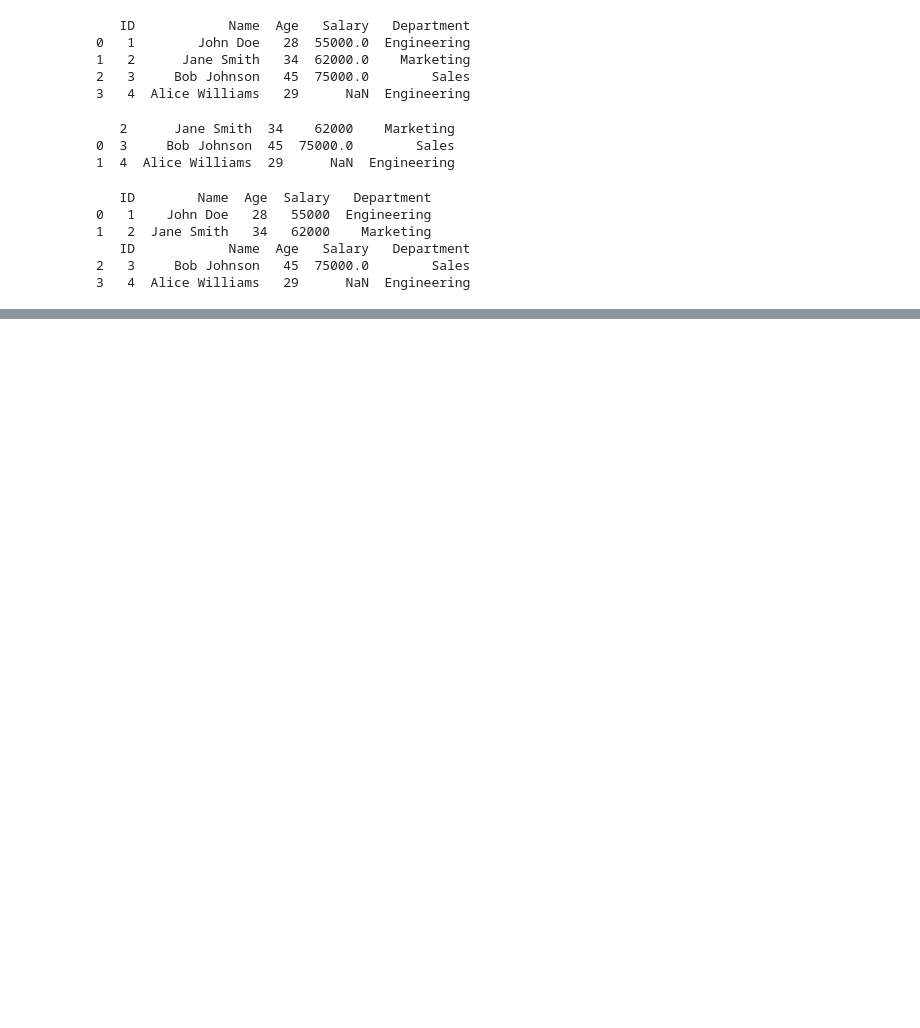
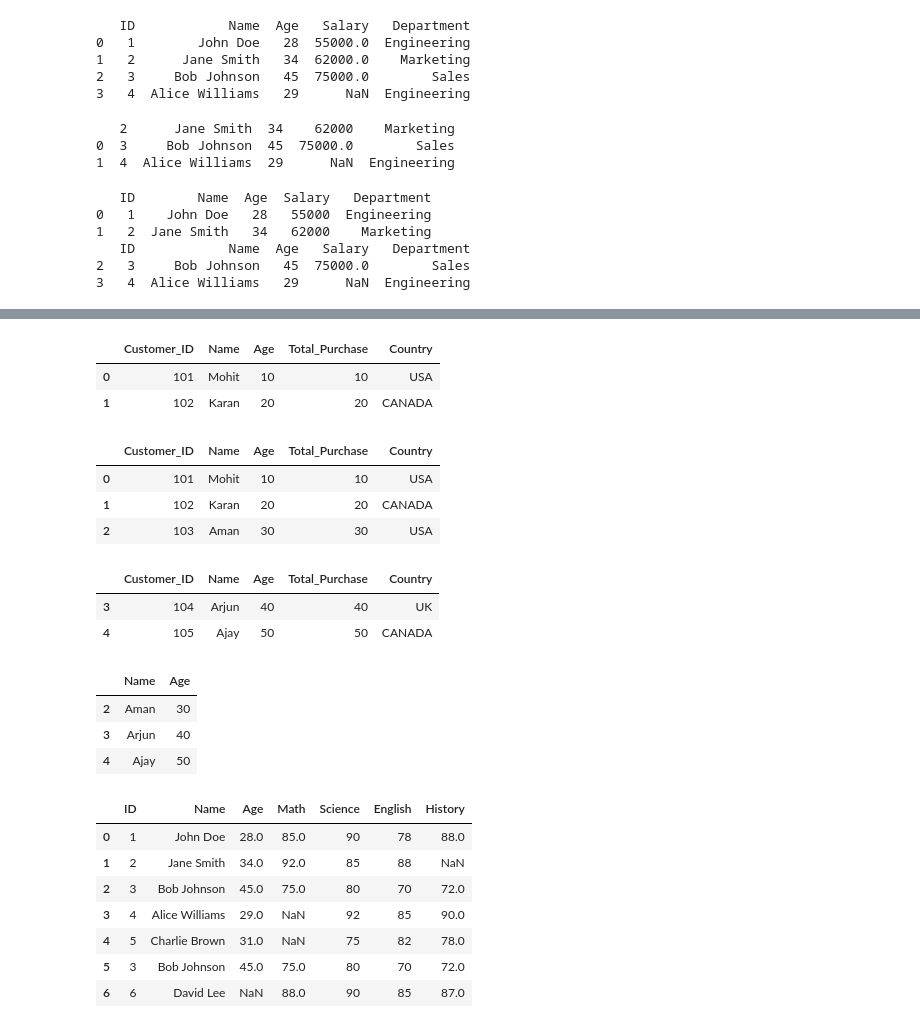
Before and after one commit to mohitsingh109/Learning-Python-March, a Jupyter notebook: Pandas.ipynb, the cells around one changed output, grey strips where cells are left out. Drawn from its saved outputs; the diff is of its cells as text; code cells hidden in the pictures; blank space fills up the shorter version.

```diff
--- a/Pandas.ipynb
+++ b/Pandas.ipynb
@@ -394,0 +481,29 @@ df.to_csv("data/sample_data_output.csv.gz", compression='gzip',index=False)
+# %%
+# iloc (Row position based selection) and loc (Row label based selection)
+df.iloc[0:2]
+# %% [output]
+|  | Customer_ID | Name | Age | Total_Purchase | Country |
+| 0 | 101 | Mohit | 10 | 10 | USA |
+| 1 | 102 | Karan | 20 | 20 | CANADA |
+# %%
+df.loc[0:2]
+# %% [output]
+|  | Customer_ID | Name | Age | Total_Purchase | Country |
+| 0 | 101 | Mohit | 10 | 10 | USA |
+| 1 | 102 | Karan | 20 | 20 | CANADA |
+| 2 | 103 | Aman | 30 | 30 | USA |
+# %%
+# Filter row, conditional statement
+df[df['Total_Purchase'] > 30]
+# %% [output]
+|  | Customer_ID | Name | Age | Total_Purchase | Country |
+| 3 | 104 | Arjun | 40 | 40 | UK |
+| 4 | 105 | Ajay | 50 | 50 | CANADA |
+# %%
+# Selecting specific column with a filter
+df.loc[df['Age'] > 20, ['Name', 'Age']]
+# %% [output]
+|  | Name | Age |
+| 2 | Aman | 30 |
+| 3 | Arjun | 40 |
+| 4 | Ajay | 50 |
@@ -394,0 +517,12 @@ df.to_csv("data/sample_data_output.csv.gz", compression='gzip',index=False)
+# %%
+df = pd.read_csv("data/student.csv")
+df
+# %% [output]
+|  | ID | Name | Age | Math | Science | English | History |
+| 0 | 1 | John Doe | 28.0 | 85.0 | 90 | 78 | 88.0 |
+| 1 | 2 | Jane Smith | 34.0 | 92.0 | 85 | 88 | NaN |
+| 2 | 3 | Bob Johnson | 45.0 | 75.0 | 80 | 70 | 72.0 |
+| 3 | 4 | Alice Williams | 29.0 | NaN | 92 | 85 | 90.0 |
+| 4 | 5 | Charlie Brown | 31.0 | NaN | 75 | 82 | 78.0 |
+| 5 | 3 | Bob Johnson | 45.0 | 75.0 | 80 | 70 | 72.0 |
+| 6 | 6 | David Lee | NaN | 88.0 | 90 | 85 | 87.0 |
```
Also changed, not shown: parts of 24 cells of this notebook, 3 other files.
